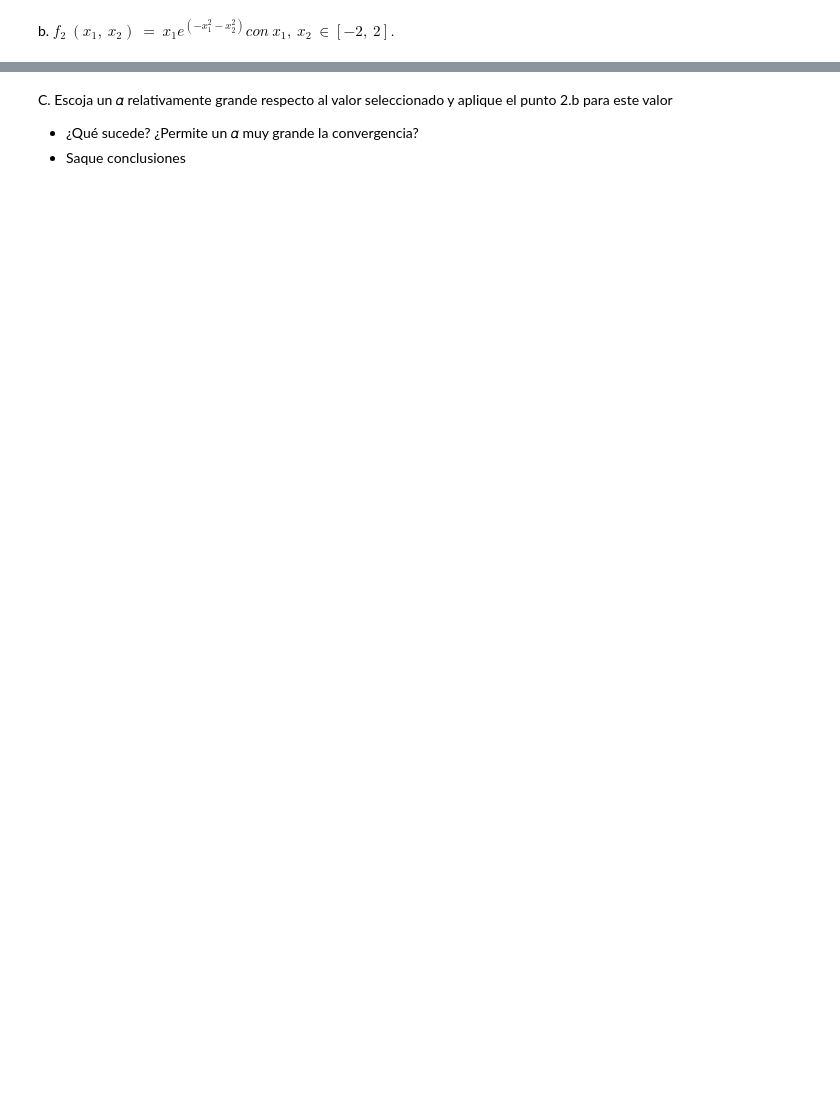
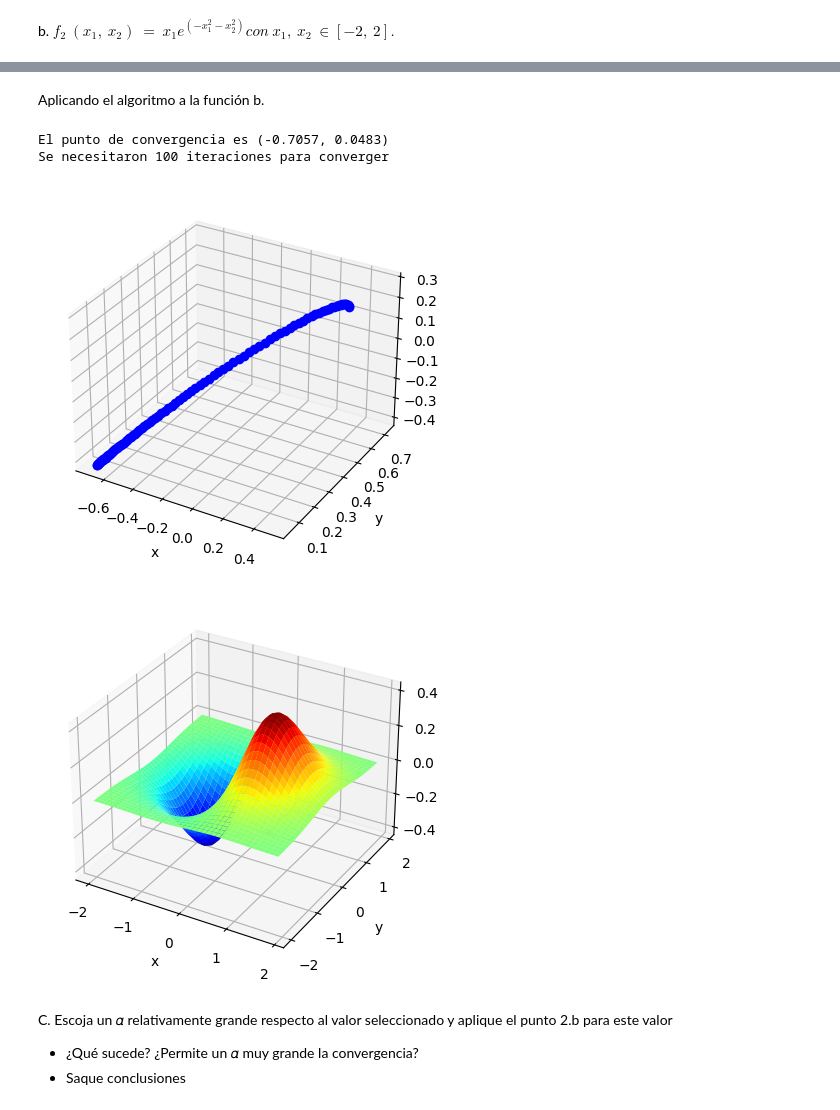
Before and after one commit to MAU143429/IA-Laboratorios, a Jupyter notebook: Laboratorio_Descenso_del_Gradiente.ipynb, the cells around one changed output, grey strips where cells are left out. Drawn from its saved outputs; the diff is of its cells as text; code cells hidden in the pictures; blank space fills up the shorter version.

```diff
--- a/Laboratorio_Descenso_del_Gradiente.ipynb
+++ b/Laboratorio_Descenso_del_Gradiente.ipynb
@@ -159,3 +267,77 @@ probados por el algoritmo.
+# %% [markdown]
+Aplicando el algoritmo a la función b.
+# %%
+import math
+import matplotlib.pyplot as plt
+from mpl_toolkits.mplot3d import Axes3D
+import numpy as np
+
+def objective_function2(x):
+    return x[0] * math.exp(-((x[0])**2 + (x[1])**2))
+
+def gradient_function2(x):
+    return [(1 - 2*(x[0])**2)*math.exp(-((x[0])**2 + (x[1])**2)), -2*x[0]*x[1]*math.exp(-((x[0])**2 + (x[1])**2))]
+
+def gradient_descent2(gradient_function, initial_point, learning_rate, max_iterations):
+    current_point = initial_point
+    points = [initial_point]
+    errors = [abs(objective_function2(current_point))]
+
+    for i in range(max_iterations):
+        gradient = gradient_function2(current_point)
+        current_point = [current_point[j] - learning_rate*gradient[j] for j in range(len(current_point))]
+        points.append(current_point)
+        errors.append(abs(objective_function2(current_point)))
+
+        if all(abs(gradient[j]) < 1e-8 for j in range(len(current_point))):
+            return points, errors, current_point, i+1
+
+    return points, errors, current_point, max_iterations
+
+
+def plot2(learning_rate):
+
+  initial_point = [0.5, 0.5]
+  max_iterations = 100
+
+  points, errors, converged_point, num_iterations = gradient_descent2(gradient_function, initial_point, learning_rate, max_iterations)
+
+  print(f"El punto de convergencia es ({converged_point[0]:.4f}, {converged_point[1]:.4f})")
+  print(f"Se necesitaron {num_iterations} iteraciones para converger")
+
+  x_values = [point[0] for point in points]
+  y_values = [point[1] for point in points]
+  z_values = [objective_function2(point) for point in points]
+
+  fig = plt.figure()
+  ax = fig.add_subplot(111, projection='3d')
+  ax.plot(x_values, y_values, z_values, 'bo-')
+  ax.set_xlabel('x')
+  ax.set_ylabel('y')
+  ax.set_zlabel('z')
+  plt.show()
+
+  fig = plt.figure()
+  ax = fig.add_subplot(111, projection='3d')
+  x = y = np.arange(-2.0, 2.0, 0.1)
+  X, Y = np.meshgrid(x, y)
+  zs = np.array([objective_function2([x,y]) for x,y in zip(np.ravel(X), np.ravel(Y))])
+  Z = zs.reshape(X.shape)
+  ax.plot_surface(X, Y, Z, cmap='jet')
+  ax.set_xlabel('x')
+  ax.set_ylabel('y')
+  ax.set_zlabel('z')
+  plt.show()
+
+
+
+learning_rate = 0.05
+plot2(learning_rate)
+# %% [output]
+El punto de convergencia es (-0.7057, 0.0483)
+Se necesitaron 100 iteraciones para converger
+[figure, added]
+[figure, added]
 # %% [markdown]
 C. Escoja un 𝛼 relativamente grande respecto al valor seleccionado y aplique
 el punto 2.b para este valor
```
Also changed, not shown: parts of 11 cells of this notebook.
